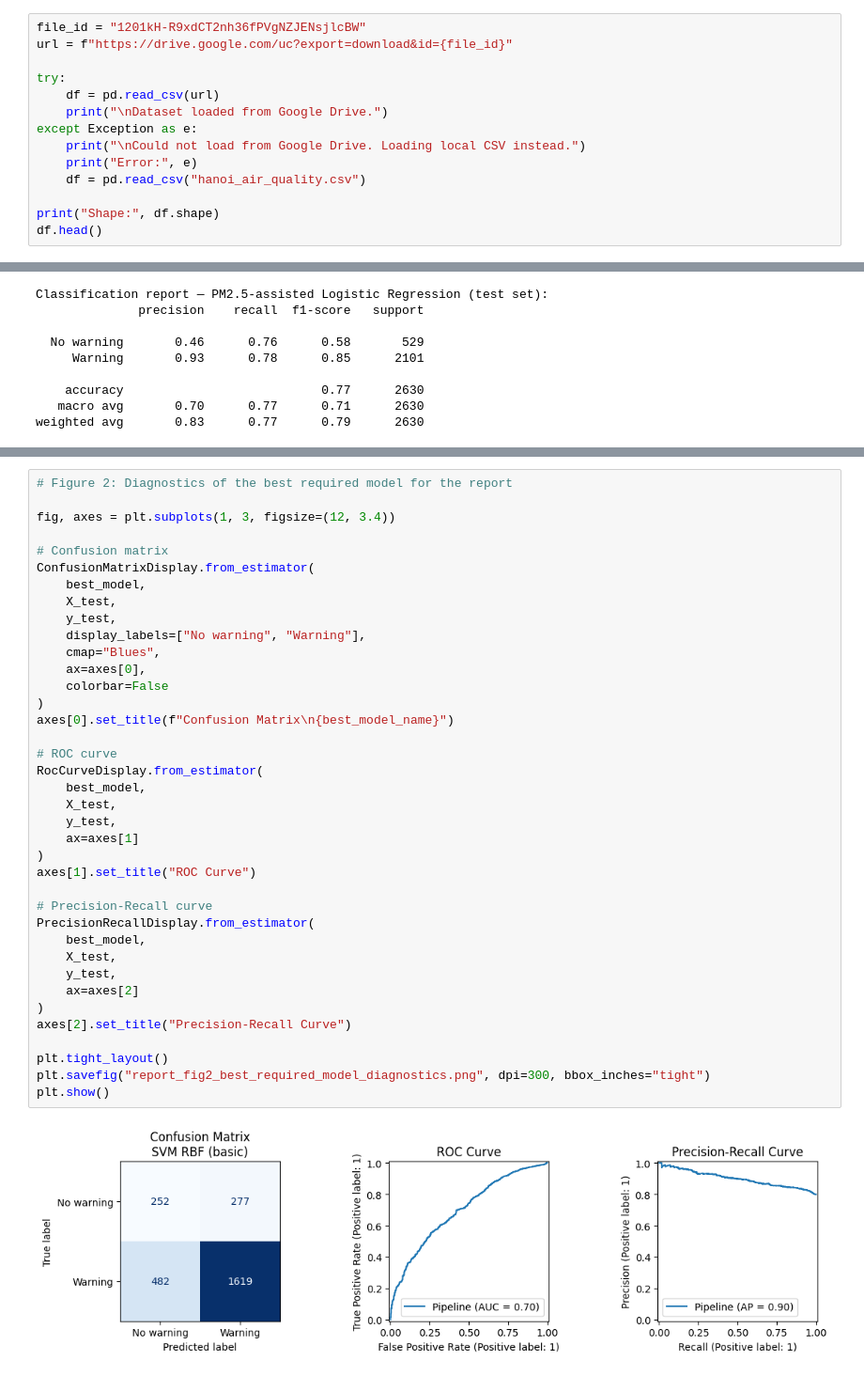
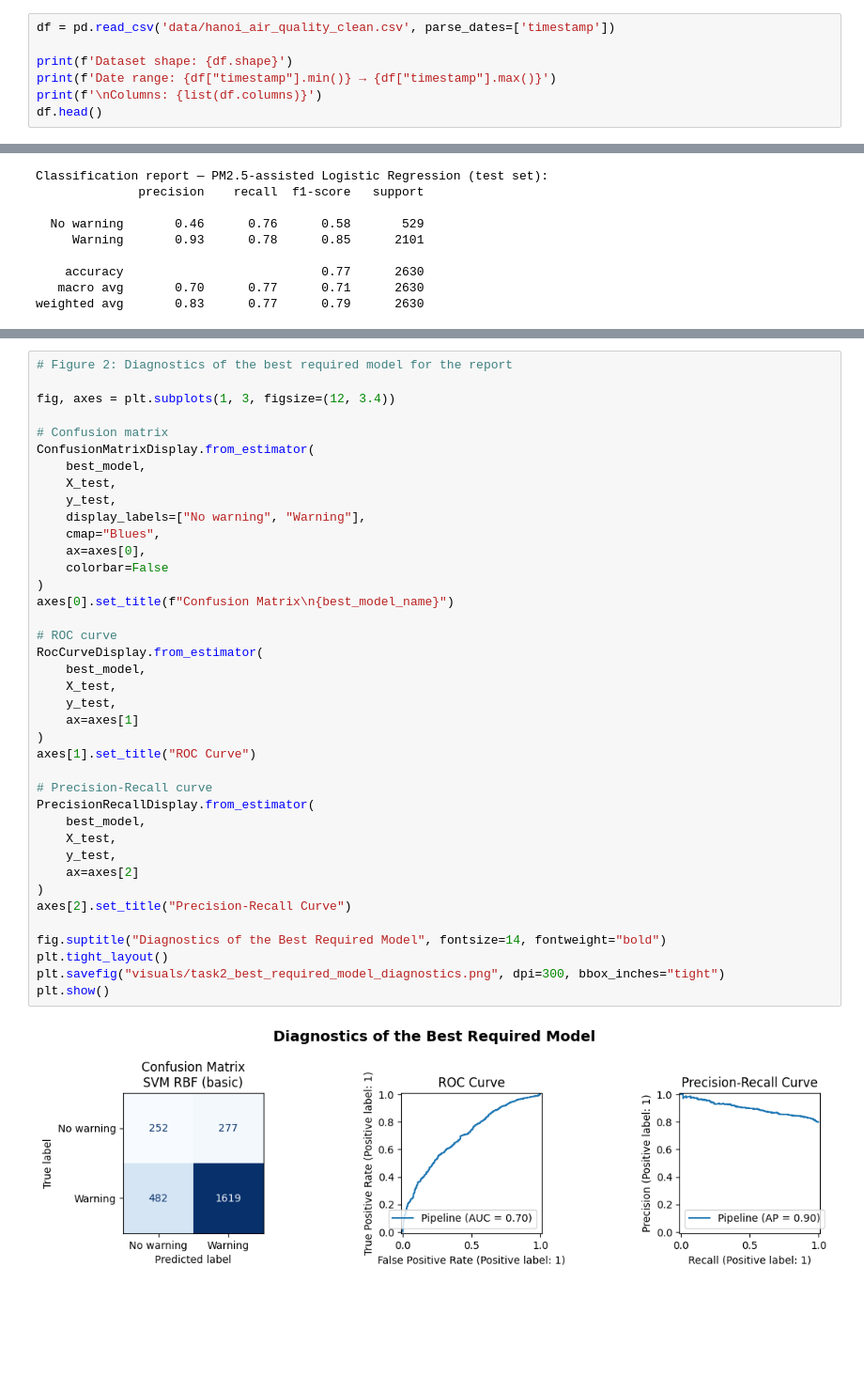
Before and after one commit to quyneehcl/HanoiAirQuality, a Jupyter notebook: task2.ipynb, the cells around one changed output, grey strips where cells are left out. Shown at 94% size. Cells and saved outputs as stored; diff of their text form; blank space fills up the shorter version.

```diff
--- a/task2.ipynb
+++ b/task2.ipynb
@@ -35,15 +35,8 @@ RANDOM_STATE = 42
 # %%
-file_id = "1201kH-R9xdCT2nh36fPVgNZJENsjlcBW"
-url = f"https://drive.google.com/uc?export=download&id={file_id}"
+df = pd.read_csv('data/hanoi_air_quality_clean.csv', parse_dates=['timestamp'])
 
-try:
-    df = pd.read_csv(url)
-    print("\nDataset loaded from Google Drive.")
-except Exception as e:
-    print("\nCould not load from Google Drive. Loading local CSV instead.")
-    print("Error:", e)
-    df = pd.read_csv("hanoi_air_quality.csv")
-
-print("Shape:", df.shape)
+print(f'Dataset shape: {df.shape}')
+print(f'Date range: {df["timestamp"].min()} → {df["timestamp"].max()}')
+print(f'\nColumns: {list(df.columns)}')
 df.head()
 # %% [output]
@@ -803,35 +795,36 @@ ConfusionMatrixDisplay.from_estimator(
     X_test,
     y_test,
     display_labels=["No warning", "Warning"],
     cmap="Blues",
     ax=axes[0],
     colorbar=False
 )
 axes[0].set_title(f"Confusion Matrix\n{best_model_name}")
 
 # ROC curve
 RocCurveDisplay.from_estimator(
     best_model,
     X_test,
     y_test,
     ax=axes[1]
 )
 axes[1].set_title("ROC Curve")
 
 # Precision-Recall curve
 PrecisionRecallDisplay.from_estimator(
     best_model,
     X_test,
     y_test,
     ax=axes[2]
 )
 axes[2].set_title("Precision-Recall Curve")
 
+fig.suptitle("Diagnostics of the Best Required Model", fontsize=14, fontweight="bold")
 plt.tight_layout()
-plt.savefig("report_fig2_best_required_model_diagnostics.png", dpi=300, bbox_inches="tight")
+plt.savefig("visuals/task2_best_required_model_diagnostics.png", dpi=300, bbox_inches="tight")
 plt.show()
 # %% [output]
-[figure, old version]
+[figure, new version]
 # %%
 # Figure 3: Extra exploration and interpretation for the report
 
```
Also changed, not shown: parts of 25 cells of this notebook, 12 other files.
